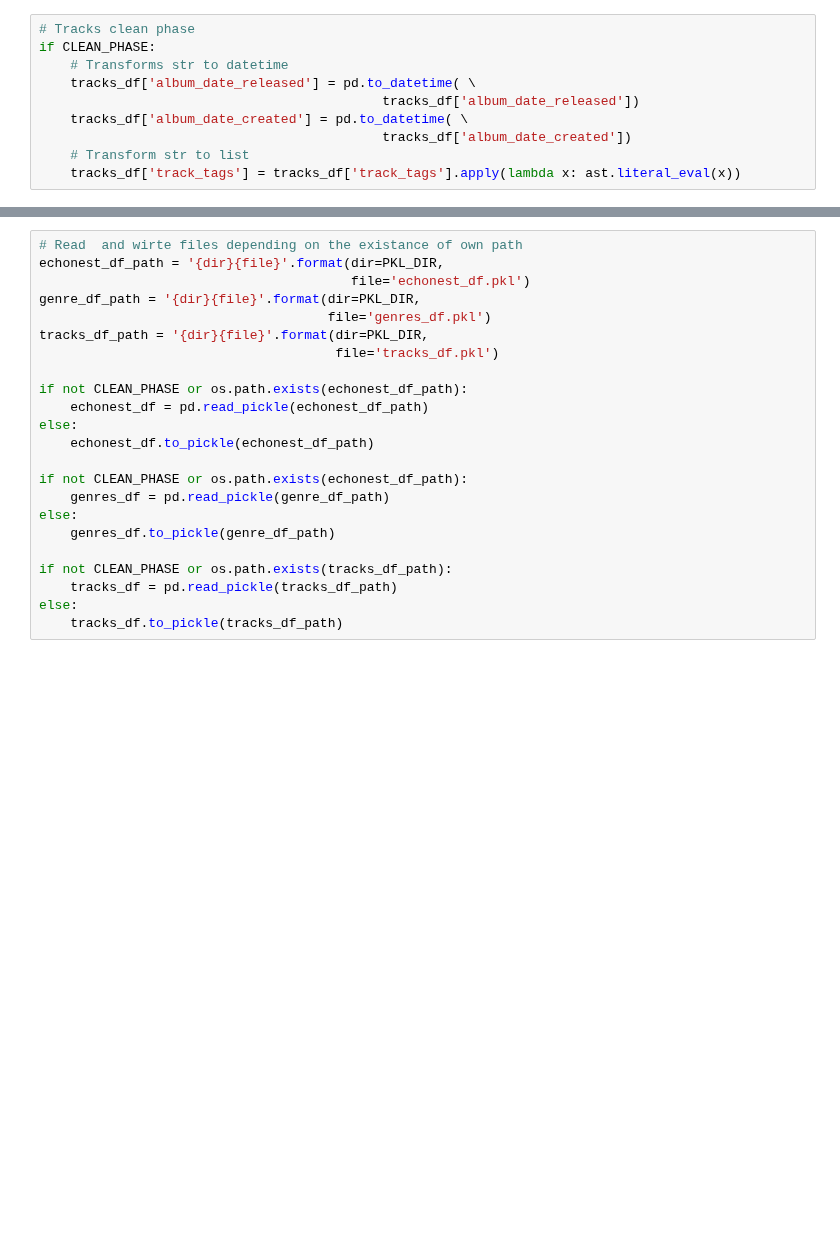
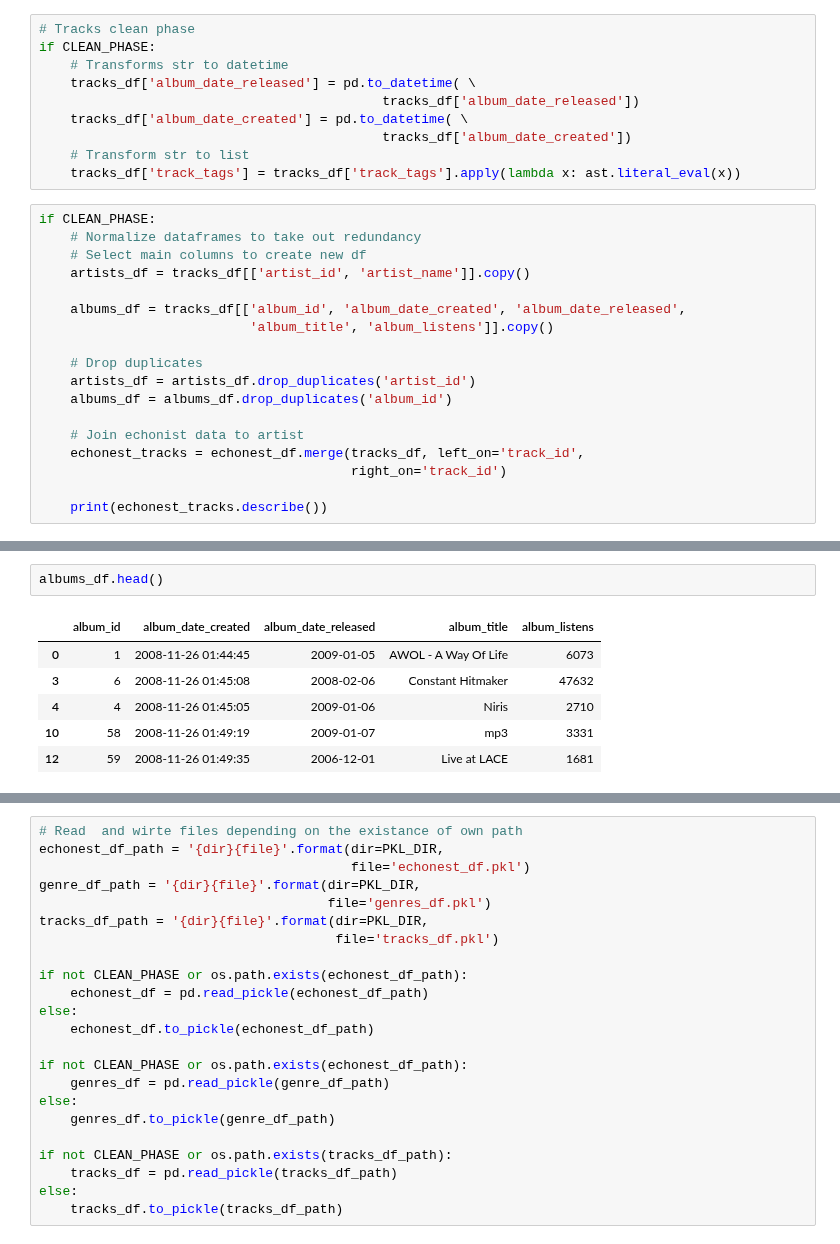
Before and after one commit to AndresMontero/Project, a Jupyter notebook: songs.ipynb, the cells around one changed output, grey strips where cells are left out. Drawn from its saved outputs; the diff is of its cells as text; blank space fills up the shorter version.

Commit message:
Cleaned version

```diff
--- a/songs.ipynb
+++ b/songs.ipynb
@@ -122,3 +128,21 @@ if CLEAN_PHASE:
                                             tracks_df['album_date_created'])
     # Transform str to list
     tracks_df['track_tags'] = tracks_df['track_tags'].apply(lambda x: ast.literal_eval(x))
+# %%
+if CLEAN_PHASE:
+    # Normalize dataframes to take out redundancy
+    # Select main columns to create new df
+    artists_df = tracks_df[['artist_id', 'artist_name']].copy()
+
+    albums_df = tracks_df[['album_id', 'album_date_created', 'album_date_released',
+                           'album_title', 'album_listens']].copy()
+
+    # Drop duplicates
+    artists_df = artists_df.drop_duplicates('artist_id')
+    albums_df = albums_df.drop_duplicates('album_id')
+
+    # Join echonist data to artist
+    echonest_tracks = echonest_df.merge(tracks_df, left_on='track_id',
+                                        right_on='track_id')
+
+    print(echonest_tracks.describe())
@@ -124,0 +185,9 @@ if CLEAN_PHASE:
+# %%
+albums_df.head()
+# %% [output]
+|  | album_id | album_date_created | album_date_released | album_title | album_listens |
+| 0 | 1 | 2008-11-26 01:44:45 | 2009-01-05 | AWOL - A Way Of Life | 6073 |
+| 3 | 6 | 2008-11-26 01:45:08 | 2008-02-06 | Constant Hitmaker | 47632 |
+| 4 | 4 | 2008-11-26 01:45:05 | 2009-01-06 | Niris | 2710 |
+| 10 | 58 | 2008-11-26 01:49:19 | 2009-01-07 | mp3 | 3331 |
+| 12 | 59 | 2008-11-26 01:49:35 | 2006-12-01 | Live at LACE | 1681 |
```
Also changed, not shown: parts of 19 cells of this notebook, 1 other file.
